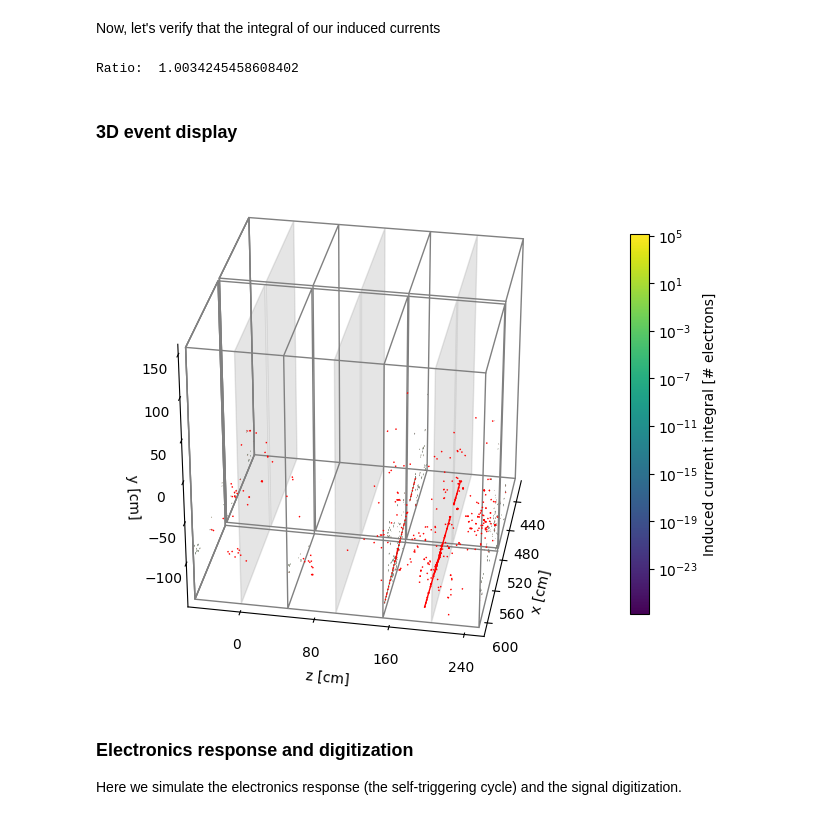
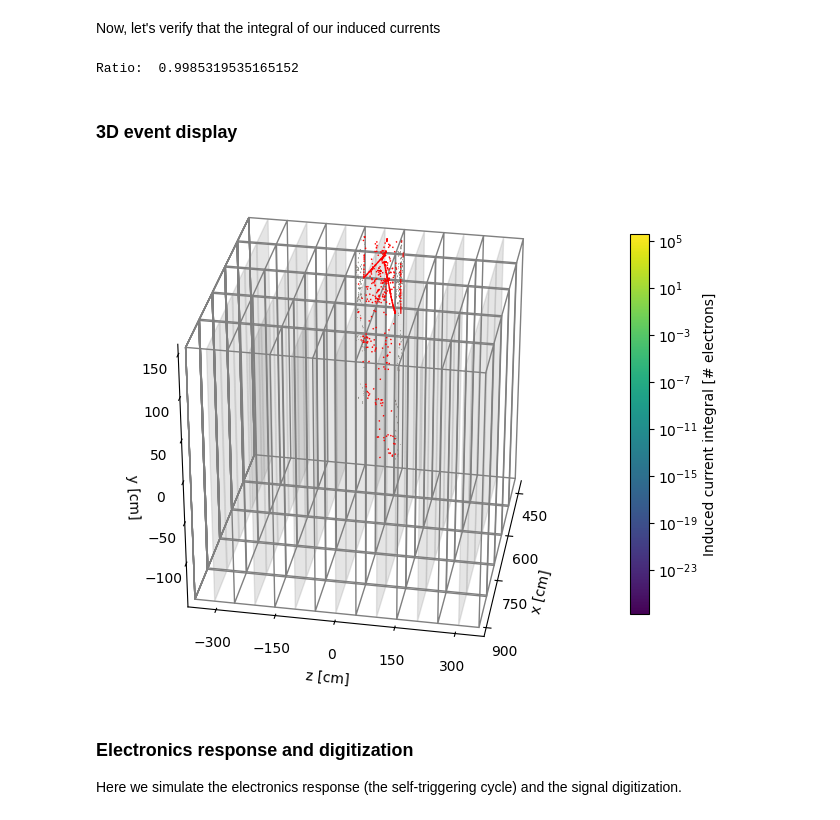
Before and after one commit to DUNE/larnd-sim, a Jupyter notebook: examples/NDLAr example.ipynb, the cells around one changed output. Saved outputs shown, nothing was run; the diff lists cells and outputs as text; code cells hidden in the pictures.

```diff
--- a/examples/NDLAr example.ipynb
+++ b/examples/NDLAr example.ipynb
@@ -40,7 +40,8 @@ response = cp.load('../larndsim/response_38.npy')
 ### Dataset import
 First of all we load the `edep-sim` output. For this sample we need to invert $z$ and $y$ axes.
 # %%
-with h5py.File('LAr.neutrino.100.edep.h5', 'r') as f:
+# with h5py.File('LAr.neutrino.100.edep.h5', 'r') as f:
+with h5py.File('../lbnfSpillLAr.edep.h5', 'r') as f:
     tracks = np.array(f['segments'])
 
 x_start = np.copy(tracks['x_start'] )
@@ -55,7 +56,7 @@ tracks['z_start'] = x_start
 tracks['z_end'] = x_end
 tracks['z'] = x
 
-selected_tracks = tracks[:2000]
+selected_tracks = tracks[:500]
 # %%
 is_inside = np.zeros((selected_tracks.shape[0]))
 for itrk in range(selected_tracks.shape[0]):
@@ -211,7 +207,7 @@ Now, let's verify that the integral of our induced currents
 # %%
 print("Ratio: ", sum(currents)/sum(selected_tracks['n_electrons']))
 # %% [output]
-Ratio:  1.0034245458608402
+Ratio:  0.9985319535165152
 # %% [markdown]
 ### 3D event display
 # %%
@@ -270,7 +266,7 @@ for ip, p in enumerate(unique_pix):
         art3d.pathpatch_2d_to_3d(rect, z=consts.tpc_borders[pixel_plane][2][0], zdir="y")
 
 
-for it in range(0,12,2):
+for it in range(0,70,2):
     anode1 = plt.Rectangle((consts.tpc_borders[it][0][0], consts.tpc_borders[it][1][0]),
                             consts.tpc_borders[it][0][1]-consts.tpc_borders[it][0][0],
                             consts.tpc_borders[it][1][1]-consts.tpc_borders[it][1][0],
@@ -308,34 +304,34 @@ for it in range(0,12,2):
     ax.plot((consts.tpc_borders[it][0][1],consts.tpc_borders[it][0][1]),(consts.tpc_borders[it][2][0],consts.tpc_borders[it+1][2][0]),
             (consts.tpc_borders[it][1][1],consts.tpc_borders[it][1][1]), lw=1,color='gray')
 
 # ax.set_ylim(consts.module_borders[pixel_plane][2][0],50)
 ax.set_xlim(consts.tpc_borders[0][0][0],consts.tpc_borders[-1][0][1])
 ax.set_ylim(consts.tpc_borders[0][2][0],consts.tpc_borders[-1][2][0])
 ax.set_zlim(consts.tpc_borders[0][1][0],consts.tpc_borders[-1][1][1])
 
 ax.set_box_aspect((4,4,4))
 ax.grid(False)
 ax.xaxis.set_major_locator(plt.MaxNLocator(5))
 ax.yaxis.set_major_locator(plt.MaxNLocator(5))
 # ax.set_axis_off()
 ax.w_xaxis.set_pane_color((1.0, 1.0, 1.0, 1.0))
 ax.w_yaxis.set_pane_color((1.0, 1.0, 1.0, 1.0))
 ax.w_zaxis.set_pane_color((1.0, 1.0, 1.0, 1.0))
 
 ax.view_init(azim=10)
 def rotate(angle):
     ax.view_init(azim=angle)
 
 from matplotlib import animation
 
 rot_animation = animation.FuncAnimation(fig, rotate, frames=np.arange(0,362,2),interval=50)
 
 ax.set_ylabel("z [cm]")
 ax.set_xlabel("x [cm]")
 ax.set_zlabel("y [cm]")
 _ = plt.colorbar(m_curr,fraction=0.035, pad=0.05,label='Induced current integral [# electrons]')
 # %% [output]
-[figure, old version]
+[figure, new version]
 # %%
 #rot_animation.save('animation.gif', writer='imagemagick', fps=10, bitrate=10, dpi=100)
 # %% [markdown]
```
Also changed, not shown: parts of 4 cells of this notebook, 3 other files.
